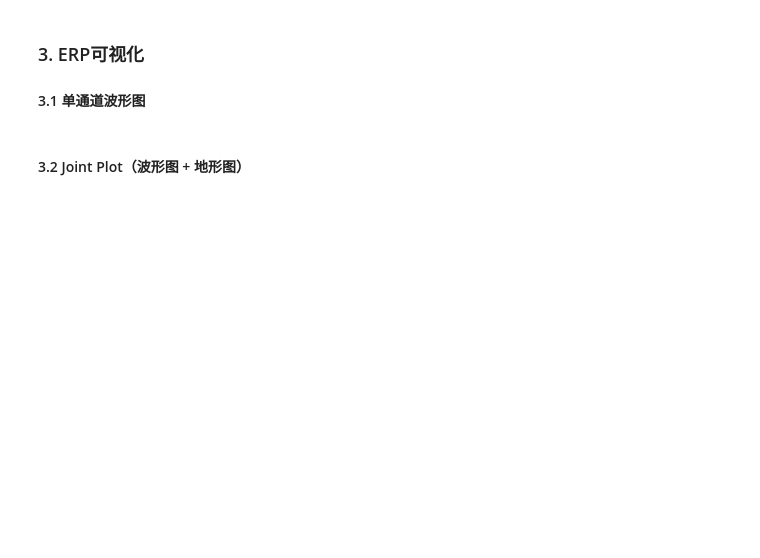
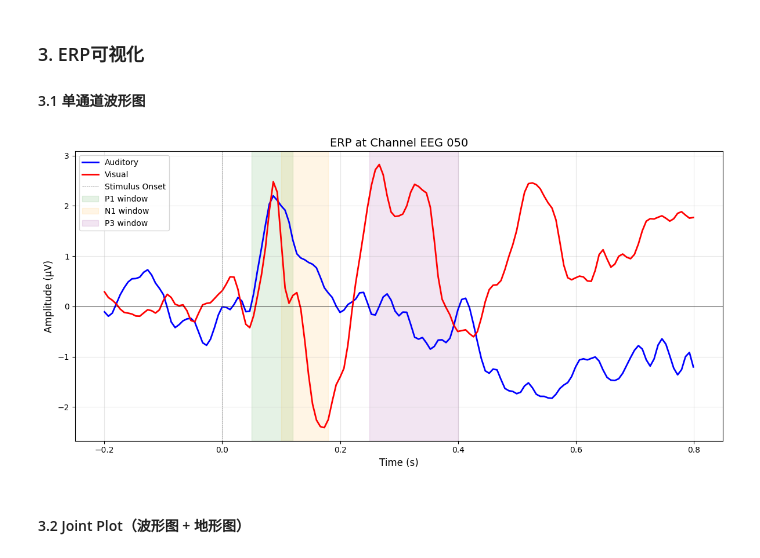
Before and after one commit to usstziyi/ERP-1, a Jupyter notebook: notebooks/Unit_03_ERP_Analysis.ipynb, the cells around one changed output. Cells and saved outputs as stored; diff of their text form; code cells hidden in the pictures; blank space fills up the shorter version.

```diff
--- a/notebooks/Unit_03_ERP_Analysis.ipynb
+++ b/notebooks/Unit_03_ERP_Analysis.ipynb
@@ -144,21 +175,29 @@ print(f"保留的epochs: {len(epochs)} trials")
 # 为不同条件计算平均ERP
 # Evoked对象 = 对多个epochs进行逐点时间平均
 
-# 计算各条件的Evoked
-evoked_aud_left = epochs['auditory/left'].average()
-evoked_aud_right = epochs['auditory/right'].average()
-evoked_vis_left = epochs['visual/left'].average()
-evoked_vis_right = epochs['visual/right'].average()
+# 计算各条件的Evoked，把多次trial平均值作为Evoked对象
+evoked_aud_left = epochs['auditory/left'].average()     # average()只提取EEG通道的平均ERP
+evoked_aud_right = epochs['auditory/right'].average()   # average()只提取EEG通道的平均ERP
+evoked_vis_left = epochs['visual/left'].average()       # average()只提取EEG通道的平均ERP
+evoked_vis_right = epochs['visual/right'].average()     # average()只提取EEG通道的平均ERP
+
+print(f"原始通道类型分布: {Counter(epochs.get_channel_types())}")
+print(f"平均ERP通道类型分布: {Counter(evoked_aud_left.get_channel_types())}")
 
 # 计算听觉和视觉的总平均
-evoked_auditory = mne.combine_evoked([evoked_aud_left, evoked_aud_right],
-                                      weights='nave')
-evoked_visual = mne.combine_evoked([evoked_vis_left, evoked_vis_right],
-                                    weights='nave')
+evoked_auditory = mne.combine_evoked(
+    [evoked_aud_left, evoked_aud_right],
+    weights='nave' # weights: 权重计算方法，'nave'表示根据trial数量加权平均
+)
+evoked_visual = mne.combine_evoked(
+    [evoked_vis_left, evoked_vis_right],
+    weights='nave'
+)
 
 # 查看Evoked对象信息
 print("Evoked对象信息:")
-print(f"听觉平均: {evoked_auditory.nave} trials")
-print(f"视觉平均: {evoked_visual.nave} trials")
+# nave 是 Number of Averaged Epochs 的缩写，意思是“被平均的试次数量”
+print(f"听觉平均: {evoked_auditory.nave} trials")  # nave表示参与平均的trial数量
+print(f"视觉平均: {evoked_visual.nave} trials")    # nave表示参与平均的trial数量
 print(f"\n时间范围: [{evoked_auditory.times[0]:.3f}, {evoked_auditory.times[-1]:.3f}] s")
 print(f"通道数: {evoked_auditory.data.shape[0]}")
@@ -168,34 +216,36 @@ print(f"通道数: {evoked_auditory.data.shape[0]}")
 #### 3.1 单通道波形图
 # %%
 # 选择感兴趣的通道（如中央顶叶通道，常用于观察P300）
-roi_channels = ['EEG 053', 'EEG 054', 'EEG 055', 'EEG 060']  # 示例通道
+roi_channels = ['EEG 052', 'EEG 054', 'EEG 055', 'EEG 060']  # 示例通道
 
 # 绘制听觉和视觉ERP对比
 fig, ax = plt.subplots(figsize=(12, 6))
 
 # 选择一个代表性通道
-ch_idx = evoked_auditory.ch_names.index('EEG 053')
+ch_idx = evoked_auditory.ch_names.index('EEG 050')
 
 ax.plot(evoked_auditory.times, evoked_auditory.data[ch_idx] * 1e6,
         color='blue', linewidth=2, label='Auditory')
 ax.plot(evoked_visual.times, evoked_visual.data[ch_idx] * 1e6,
         color='red', linewidth=2, label='Visual')
 
 ax.axhline(y=0, color='black', linestyle='-', linewidth=0.5)
 ax.axvline(x=0, color='gray', linestyle='--', linewidth=0.5, label='Stimulus Onset')
 ax.set_xlabel('Time (s)', fontsize=12)
 ax.set_ylabel('Amplitude (μV)', fontsize=12)
-ax.set_title(f'ERP at Channel EEG 053', fontsize=14)
-ax.legend(loc='best')
+ax.set_title(f'ERP at Channel EEG 050', fontsize=14)
+
 ax.grid(True, alpha=0.3)
 
 # 标注典型ERP成分的时间窗口
 ax.axvspan(0.05, 0.12, alpha=0.1, color='green', label='P1 window')
 ax.axvspan(0.10, 0.18, alpha=0.1, color='orange', label='N1 window')
 ax.axvspan(0.25, 0.40, alpha=0.1, color='purple', label='P3 window')
-
+ax.legend(loc='best')
 plt.tight_layout()
 plt.show()
+# %% [output]
+[figure, added]
 # %% [markdown]
 #### 3.2 Joint Plot（波形图 + 地形图）
 # %%
```
Also changed, not shown: parts of 21 cells of this notebook, 1 other file.
